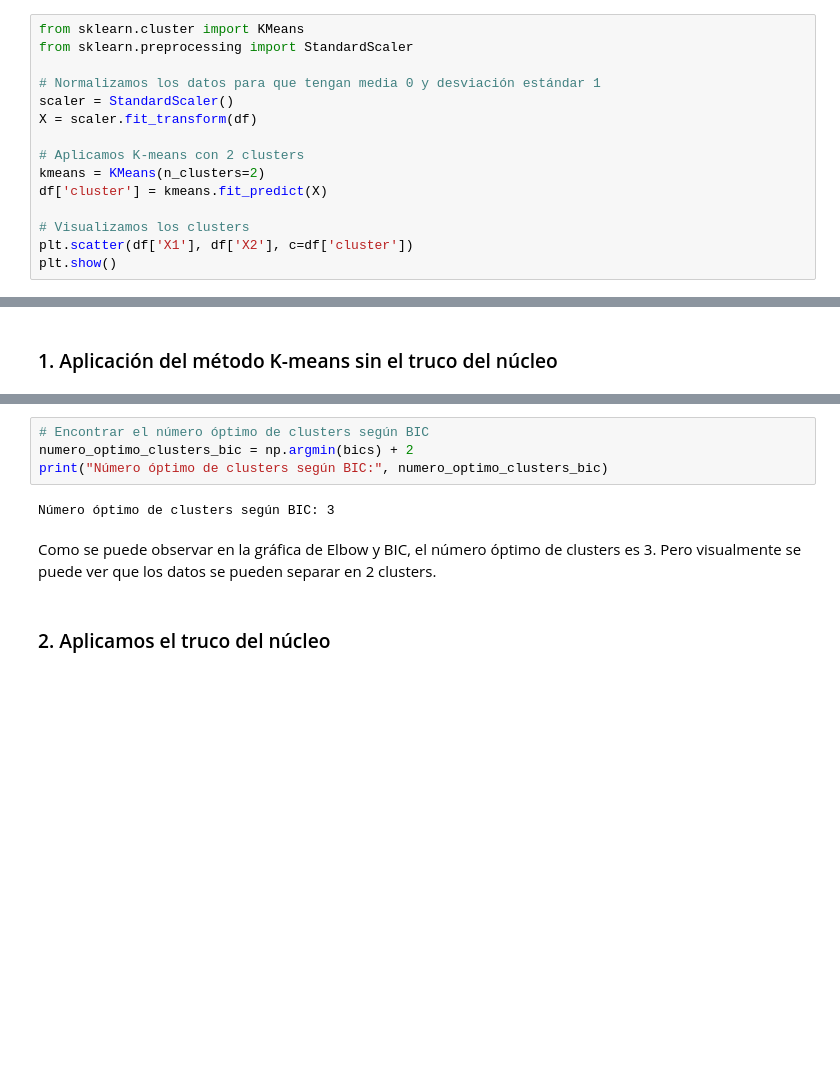
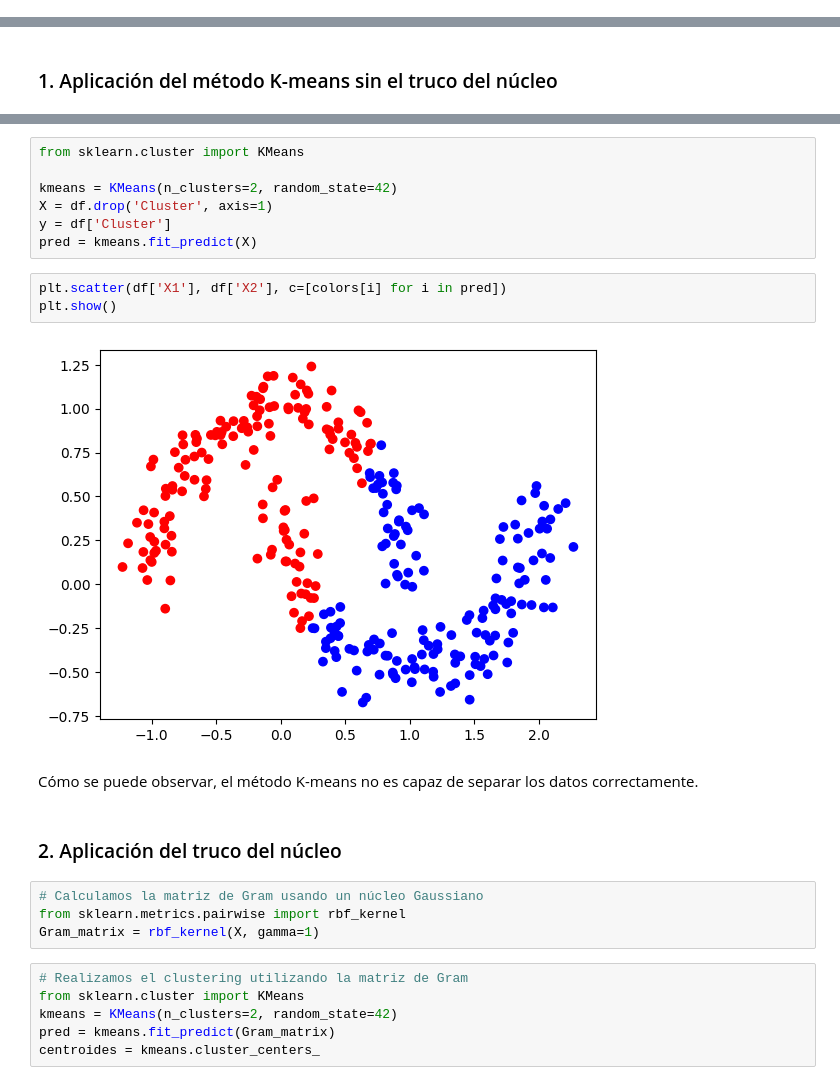
Before and after one commit to a21lofese/SAA, a Jupyter notebook: Kmeans/nucleo.ipynb, the cells around one changed output, grey strips where cells are left out. Drawn from its saved outputs; the diff is of its cells as text; blank space fills up the shorter version.

```diff
--- a/Kmeans/nucleo.ipynb
+++ b/Kmeans/nucleo.ipynb
@@ -34,15 +32,0 @@ Realizamos un análisis cluster para ver si se pueden separar los datos en dos g
-# %%
-from sklearn.cluster import KMeans
-from sklearn.preprocessing import StandardScaler
-
-# Normalizamos los datos para que tengan media 0 y desviación estándar 1
-scaler = StandardScaler()
-X = scaler.fit_transform(df)
-
-# Aplicamos K-means con 2 clusters
-kmeans = KMeans(n_clusters=2)
-df['cluster'] = kmeans.fit_predict(X)
-
-# Visualizamos los clusters
-plt.scatter(df['X1'], df['X2'], c=df['cluster'])
-plt.show()
@@ -113,10 +35,26 @@ plt.show()
-# %%
-# Encontrar el número óptimo de clusters según BIC
-numero_optimo_clusters_bic = np.argmin(bics) + 2
-print("Número óptimo de clusters según BIC:", numero_optimo_clusters_bic)
-# %% [output]
-Número óptimo de clusters según BIC: 3
-# %% [markdown]
-Como se puede observar en la gráfica de Elbow y BIC, el número óptimo de clusters es 3. Pero visualmente se puede ver que los datos se pueden separar en 2 clusters.
+# %%
+from sklearn.cluster import KMeans
+
+kmeans = KMeans(n_clusters=2, random_state=42)
+X = df.drop('Cluster', axis=1)
+y = df['Cluster']
+pred = kmeans.fit_predict(X)
+# %%
+plt.scatter(df['X1'], df['X2'], c=[colors[i] for i in pred])
+plt.show()
+# %% [output]
+[figure, added]
+# %% [markdown]
+Cómo se puede observar, el método K-means no es capaz de separar los datos correctamente.
 # %% [markdown]
-### 2. Aplicamos el truco del núcleo
+### 2. Aplicación del truco del núcleo
+# %%
+# Calculamos la matriz de Gram usando un núcleo Gaussiano
+from sklearn.metrics.pairwise import rbf_kernel
+Gram_matrix = rbf_kernel(X, gamma=1)
+# %%
+# Realizamos el clustering utilizando la matriz de Gram
+from sklearn.cluster import KMeans
+kmeans = KMeans(n_clusters=2, random_state=42)
+pred = kmeans.fit_predict(Gram_matrix)
+centroides = kmeans.cluster_centers_
```
Also changed, not shown: parts of 15 cells of this notebook, 9 other files.
